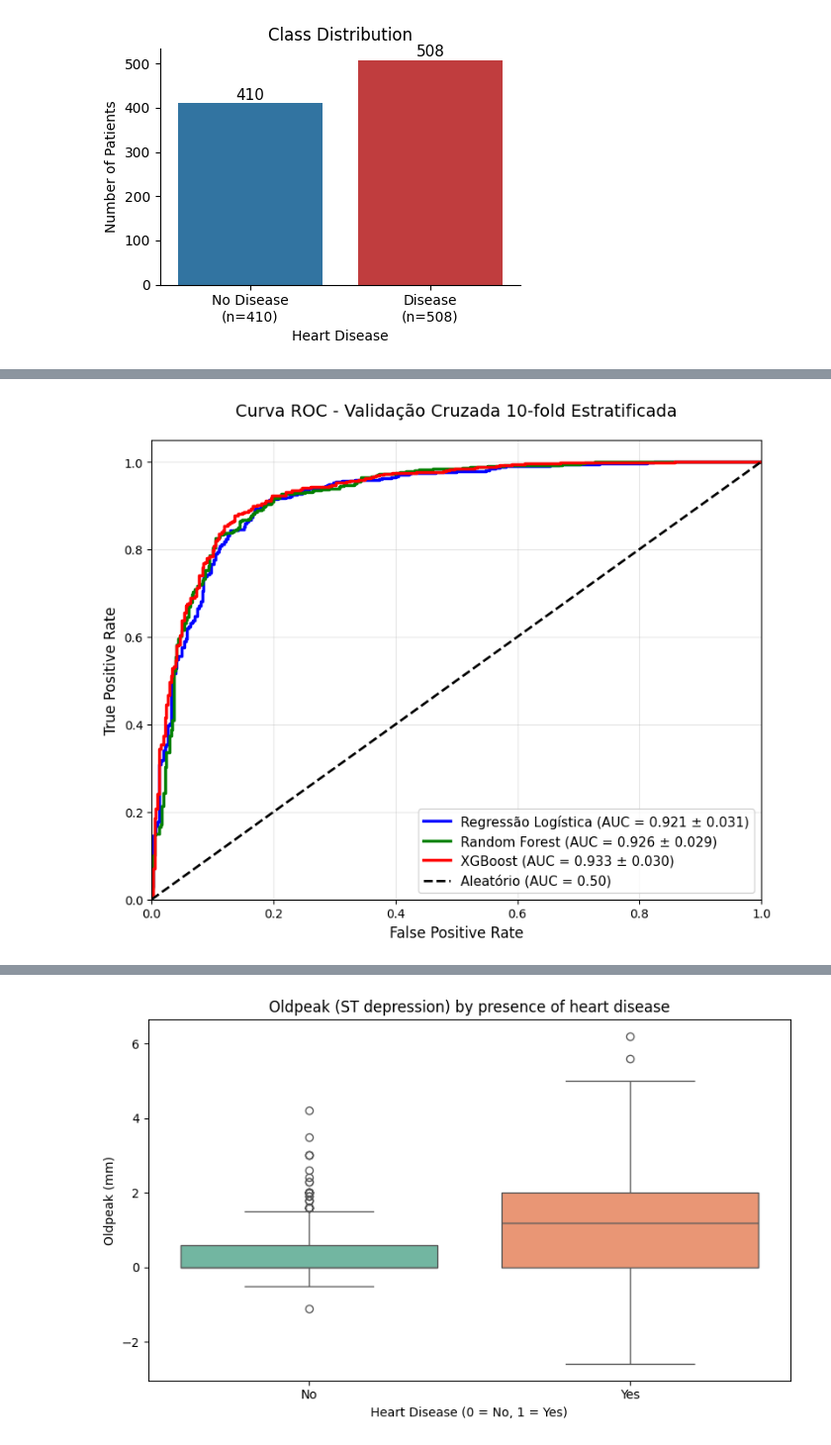
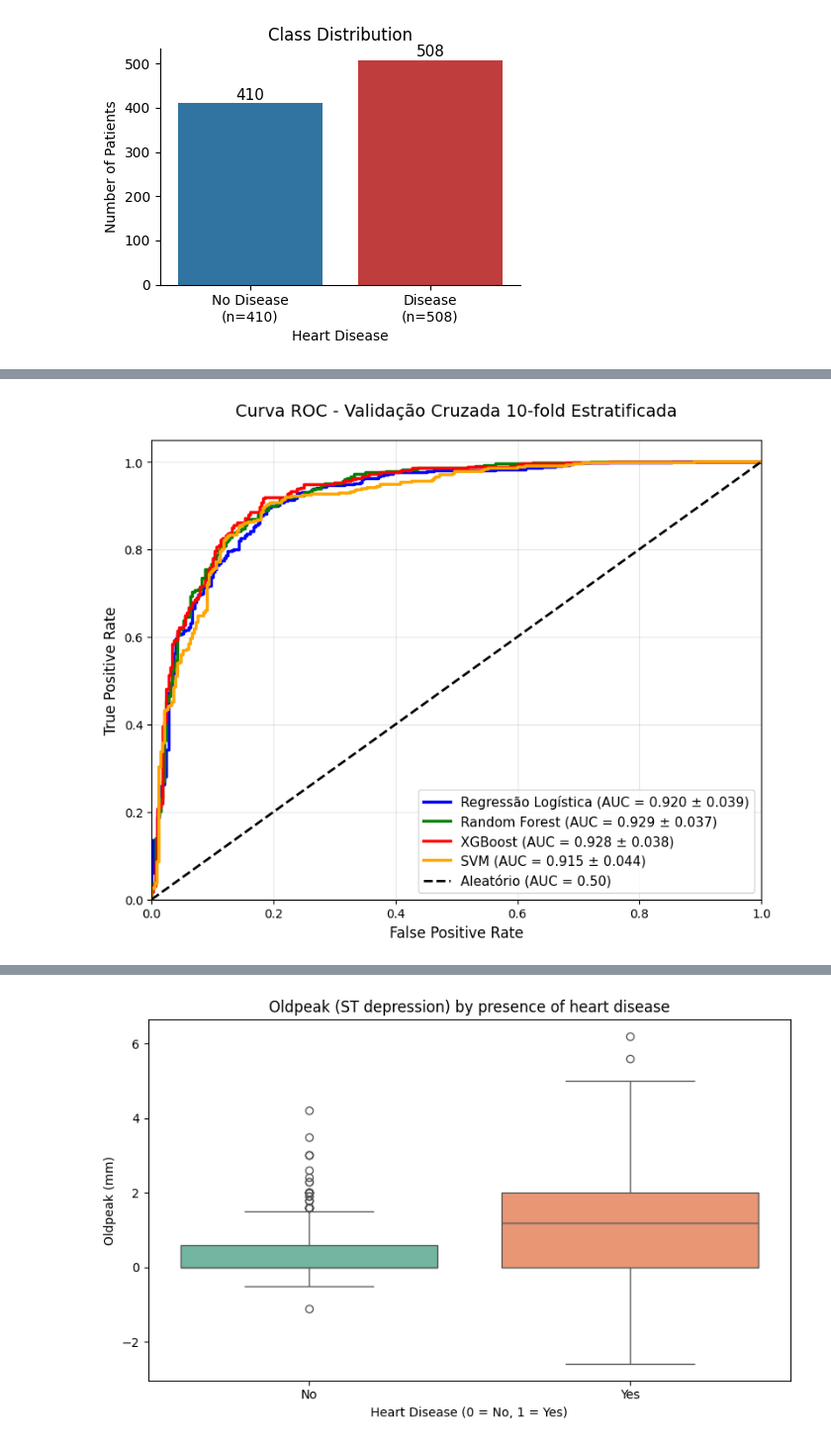
Before and after one commit to malf75/Heart-Failure-ML, a Jupyter notebook: heartdisease.ipynb, the cells around one changed output, grey strips where cells are left out. Shown at 99% size. Drawn from its saved outputs; the diff is of its cells as text; code cells hidden in the pictures.

```diff
--- a/heartdisease.ipynb
+++ b/heartdisease.ipynb
@@ -290,12 +401,13 @@ joblib.dump(model3, 'best_xgboost.pkl')
 model1 = joblib.load('best_logistic_regression.pkl')
 model2 = joblib.load('best_random_forest.pkl')
 model3 = joblib.load('best_xgboost.pkl')
+model4 = joblib.load('best_svm.pkl')
 # %%
 results = []
 names = []
 
-for name, model in [('Logistic Regression', model1), ('Random Forest', model2), ('XGB', model3)]:
-    cv_results = cross_val_score(model, X, y, cv=10, scoring='roc_auc')
+for name, model in [('Logistic Regression', model1), ('Random Forest', model2), ('XGB', model3), ('SVM', model4)]:
+    cv_results = cross_val_score(model, X_train, y_train, cv=10, scoring='roc_auc')
     results.append(cv_results)
     names.append(name)
 
@@ -324,7 +436,7 @@ plt.show()
 # %%
 print("\n=== Desempenho FINAL no Conjunto de Teste (Hold-out 20%) ===\n")
 
-for name, model in [('Logistic Regression', model1), ('Random Forest', model2), ('XGBoost', model3)]:
+for name, model in [('Logistic Regression', model1), ('Random Forest', model2), ('XGBoost', model3), ('SVM', model4)]:
     y_pred_test = model.predict(X_test)
     y_proba_test = model.predict_proba(X_test)[:, 1]
 
@@ -358,9 +468,8 @@ XGBoost:
 # %%
 skf = StratifiedKFold(n_splits=10, shuffle=True, random_state=42)
 
-for name, model in [('Logistic Regression', model1), ('Random Forest', model2), ('XGBoost', model3)]:
-    y_pred = cross_val_predict(model, X, y, cv=skf)
-    conf_matrix_total = confusion_matrix(y, y_pred)
+for name, model_pred in [('Logistic Regression', y_pred_model1), ('Random Forest', y_pred_model2), ('XGBoost', y_pred_model3), ('SVM', y_pred_model4)]:
+    conf_matrix_total = confusion_matrix(y_test, model_pred)
 
     plt.figure(figsize=(6, 5))
     disp = ConfusionMatrixDisplay(confusion_matrix=conf_matrix_total,
@@ -380,38 +490,38 @@ def plot_roc_cv_correct(models, names, X, y):
 
     plt.figure(figsize=(8, 6.5))
 
-    colors = ['blue', 'green', 'red']
+    colors = ['blue', 'green', 'red', 'orange']
     for i, (model, name) in enumerate(zip(models, names)):
             y_proba = cross_val_predict(model, X, y, cv=skf, method='predict_proba')[:, 1]
 
             fpr, tpr, _ = roc_curve(y, y_proba)
             roc_auc = auc(fpr, tpr)
 
             aucs = cross_val_score(model, X, y, cv=skf, scoring='roc_auc')
             mean_auc = np.mean(aucs)
             std_auc = np.std(aucs)
 
             plt.plot(fpr, tpr, color=colors[i], lw=2.5,
                     label=f'{name} (AUC = {mean_auc:.3f} ± {std_auc:.3f})')
 
     plt.plot([0, 1], [0, 1], 'k--', lw=2, label='Aleatório (AUC = 0.50)')
     plt.xlim([0.0, 1.0])
     plt.ylim([0.0, 1.05])
     plt.xlabel('False Positive Rate', fontsize=12)
     plt.ylabel('True Positive Rate', fontsize=12)
     plt.title('Curva ROC - Validação Cruzada 10-fold Estratificada', fontsize=14, pad=20)
     plt.legend(loc="lower right", fontsize=11)
     plt.grid(True, alpha=0.3)
     plt.tight_layout()
     plt.savefig('roc_curve_cv_correct.pdf', dpi=300, bbox_inches='tight')
     plt.savefig('roc_curve_cv_correct.png', dpi=300, bbox_inches='tight')
     plt.show()
 
 plot_roc_cv_correct(
-    models=[model1, model2, model3],
-    names=['Regressão Logística', 'Random Forest', 'XGBoost'],
-    X=X, y=y
+    models=[model1, model2, model3, model4],
+    names=['Regressão Logística', 'Random Forest', 'XGBoost', 'SVM'],
+    X=X_train, y=y_train
 )
 # %% [output]
-[figure, old version]
+[figure, new version]
 # %%
```
Also changed, not shown: parts of 22 cells of this notebook, 17 other files.
